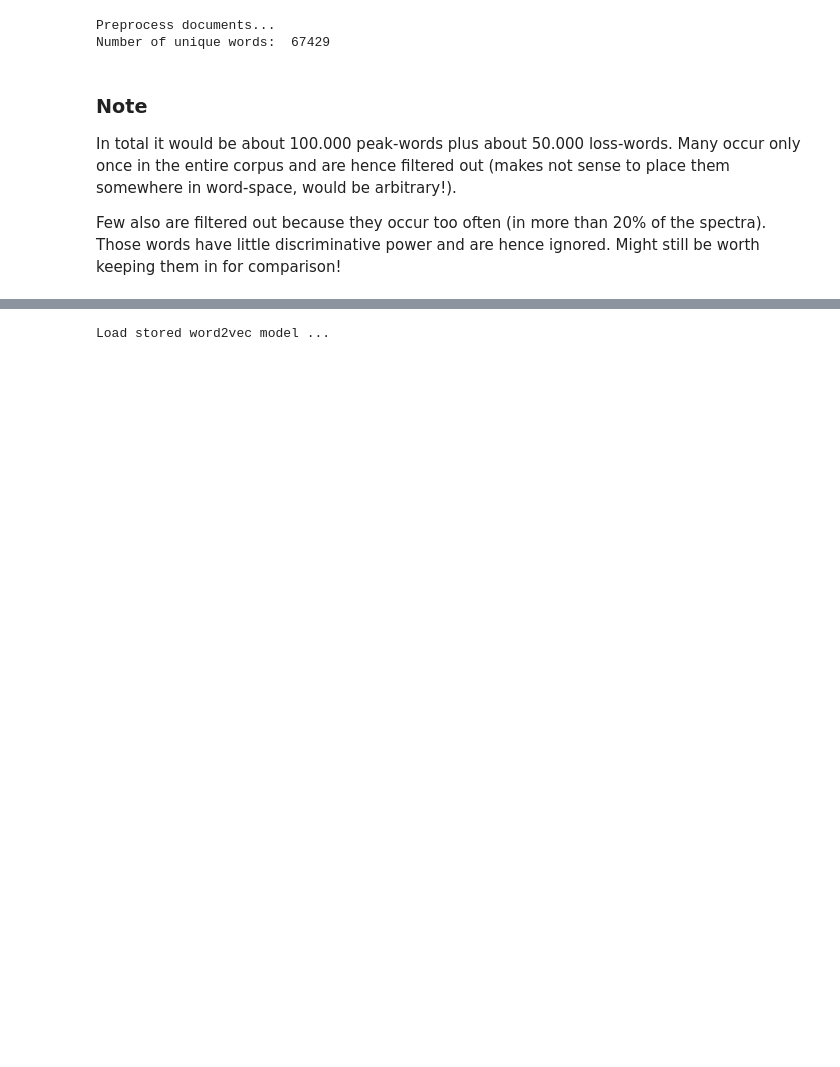
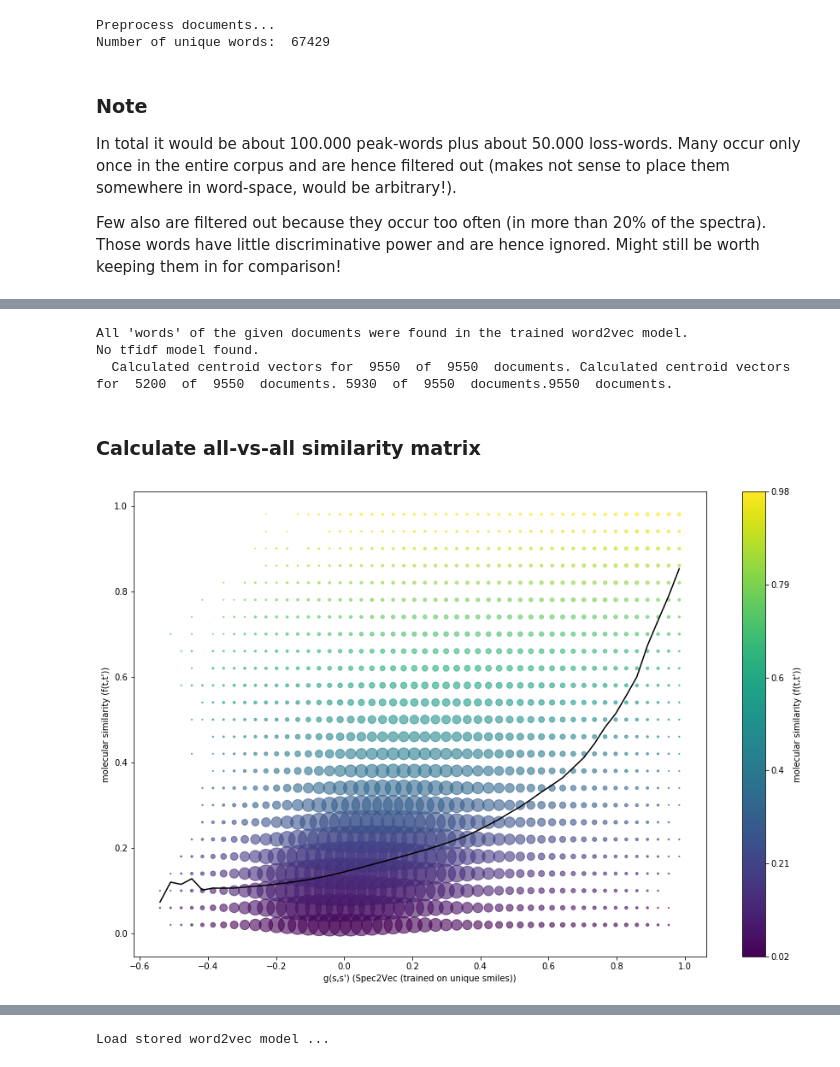
Before and after one commit to florian-huber/SeSiMe, a Jupyter notebook: notebooks/SeSiMe_MS_gnps_ALL.ipynb, the cells around one changed output, grey strips where cells are left out. Drawn from its saved outputs; the diff is of its cells as text; code cells hidden in the pictures; blank space fills up the shorter version.

```diff
--- a/notebooks/SeSiMe_MS_gnps_ALL.ipynb
+++ b/notebooks/SeSiMe_MS_gnps_ALL.ipynb
@@ -66,0 +188,5 @@ Few also are filtered out because they occur too often (in more than 20% of the
+# %%
+filename = PATH_SAVE_DATA + "tanimoto_gnps_uniquesmiles_exp001_loss500_minpeak10_dec2_morgan3.npy"
+M_sim_morgan3 = MS_functions.tanimoto_matrix(spectra,
+                                              fingerprints_m3,
+                                              filename = filename)
@@ -66,0 +207,14 @@ Few also are filtered out because they occur too often (in more than 20% of the
+# %%
+# Use peak intensities as extra weights
+MS_measure.get_vectors_centroid(method = 'update', #'ignore',
+                             extra_weights = MS_documents_intensity,
+                             tfidf_weighted = True,
+                             weight_method = 'sqrt',
+                             tfidf_model = None,
+                             extra_epochs = 5)
+# %% [output]
+All 'words' of the given documents were found in the trained word2vec model.
+No tfidf model found.
+  Calculated centroid vectors for  9550  of  9550  documents. Calculated centroid vectors for  5200  of  9550  documents. 5930  of  9550  documents.9550  documents.
+# %% [markdown]
+### Calculate all-vs-all similarity matrix
@@ -66,0 +225,18 @@ Few also are filtered out because they occur too often (in more than 20% of the
+# %%
+remove_diagonal = []
+length = M_sim_ctr.shape[0]
+for i in range(length):
+    remove_diagonal.append(i*length + i)
+
+remove_diagonal = np.array(remove_diagonal)
+# %%
+bins_x = 50
+bins_y = 25
+A = np.delete(M_sim_ctr.reshape(9550**2), remove_diagonal)
+B = np.delete(M_sim_morgan3.reshape(9550**2), remove_diagonal)
+
+H, edges = np.histogramdd([A, B], bins = (bins_x, bins_y))
+# %%
+binned_scatter_plot(bins_x, bins_y, H, edges, "Spec2Vec (trained on unique smiles)")
+# %% [output]
+[figure, added]
```
Also changed, not shown: parts of 127 cells of this notebook.
